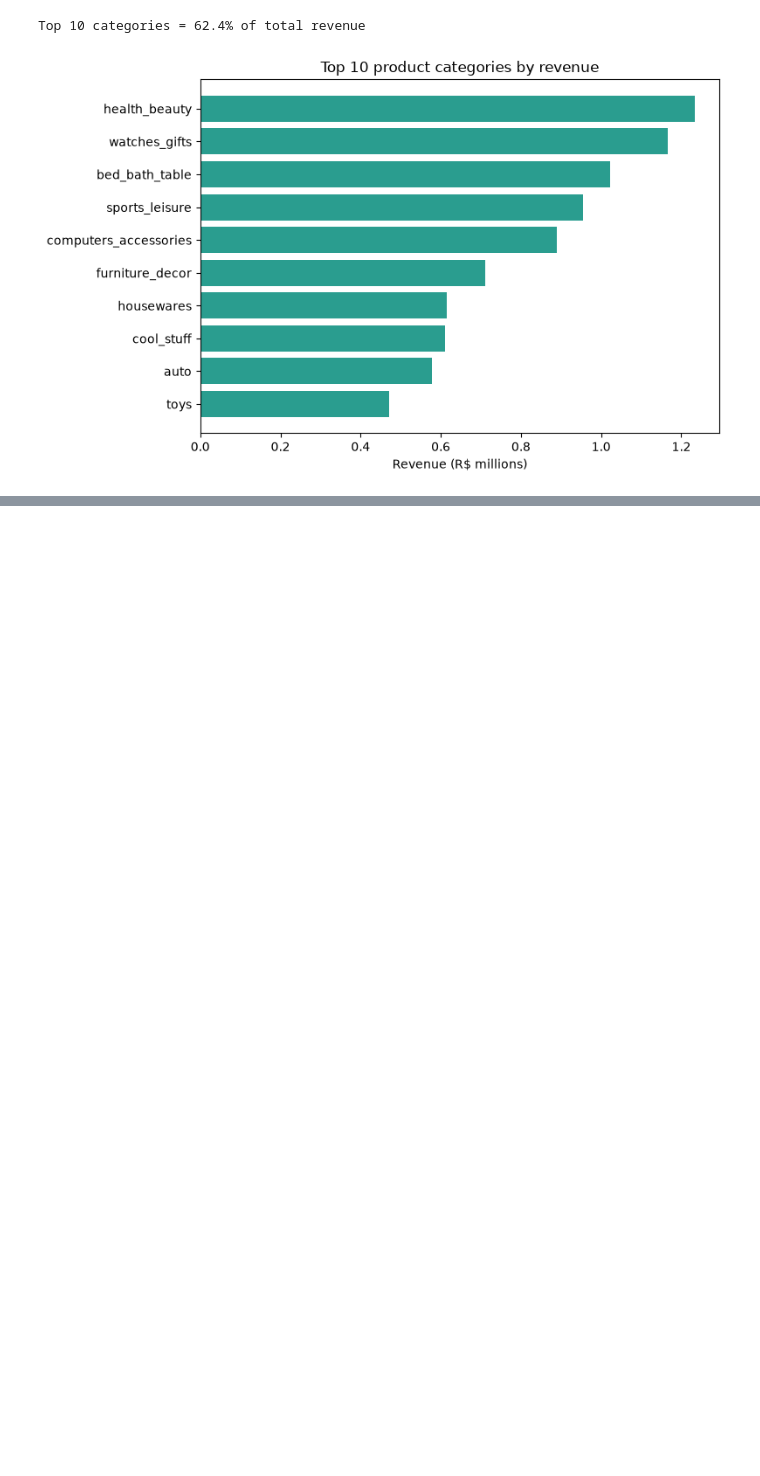
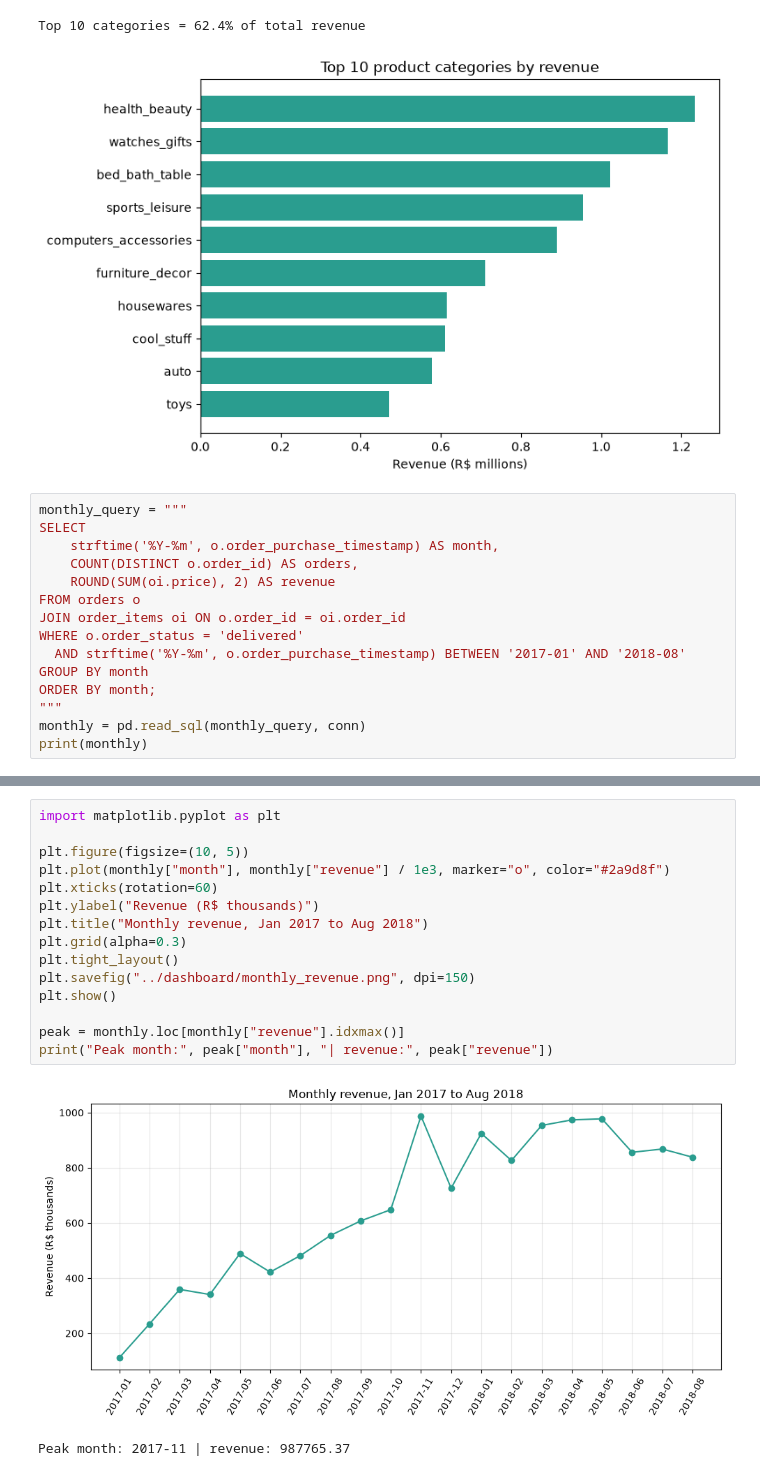
Before and after one commit to Vijaykumarr2021/olist-ecommerce-sales-analysis, a Jupyter notebook: notebooks/02_sql_analysis.ipynb, the cells around one changed output, grey strips where cells are left out. Drawn from its saved outputs; the diff is of its cells as text; blank space fills up the shorter version.

Commit message:
Add monthly revenue trend analysis

```diff
--- a/notebooks/02_sql_analysis.ipynb
+++ b/notebooks/02_sql_analysis.ipynb
@@ -82,3 +82,18 @@ plt.show()
 # %% [output]
 Top 10 categories = 62.4% of total revenue
 [figure]
+# %%
+monthly_query = """
+SELECT
+    strftime('%Y-%m', o.order_purchase_timestamp) AS month,
+    COUNT(DISTINCT o.order_id) AS orders,
+    ROUND(SUM(oi.price), 2) AS revenue
+FROM orders o
+JOIN order_items oi ON o.order_id = oi.order_id
+WHERE o.order_status = 'delivered'
+  AND strftime('%Y-%m', o.order_purchase_timestamp) BETWEEN '2017-01' AND '2018-08'
+GROUP BY month
+ORDER BY month;
+"""
+monthly = pd.read_sql(monthly_query, conn)
+print(monthly)
@@ -84,0 +118,18 @@ Top 10 categories = 62.4% of total revenue
+# %%
+import matplotlib.pyplot as plt
+
+plt.figure(figsize=(10, 5))
+plt.plot(monthly["month"], monthly["revenue"] / 1e3, marker="o", color="#2a9d8f")
+plt.xticks(rotation=60)
+plt.ylabel("Revenue (R$ thousands)")
+plt.title("Monthly revenue, Jan 2017 to Aug 2018")
+plt.grid(alpha=0.3)
+plt.tight_layout()
+plt.savefig("../dashboard/monthly_revenue.png", dpi=150)
+plt.show()
+
+peak = monthly.loc[monthly["revenue"].idxmax()]
+print("Peak month:", peak["month"], "| revenue:", peak["revenue"])
+# %% [output]
+[figure, added]
+Peak month: 2017-11 | revenue: 987765.37
```
Also changed, not shown: parts of 1 cell of this notebook, 1 other file.
